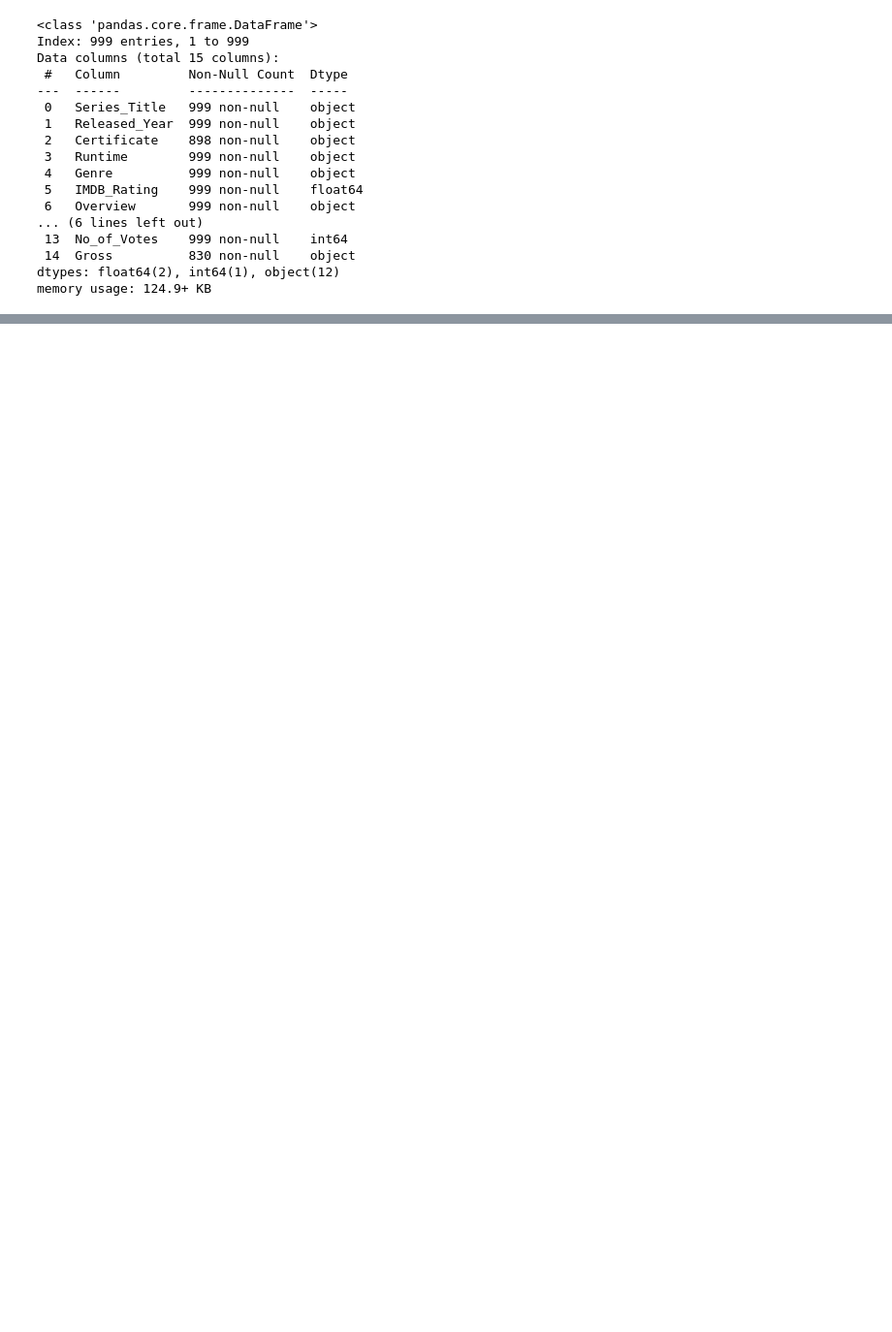
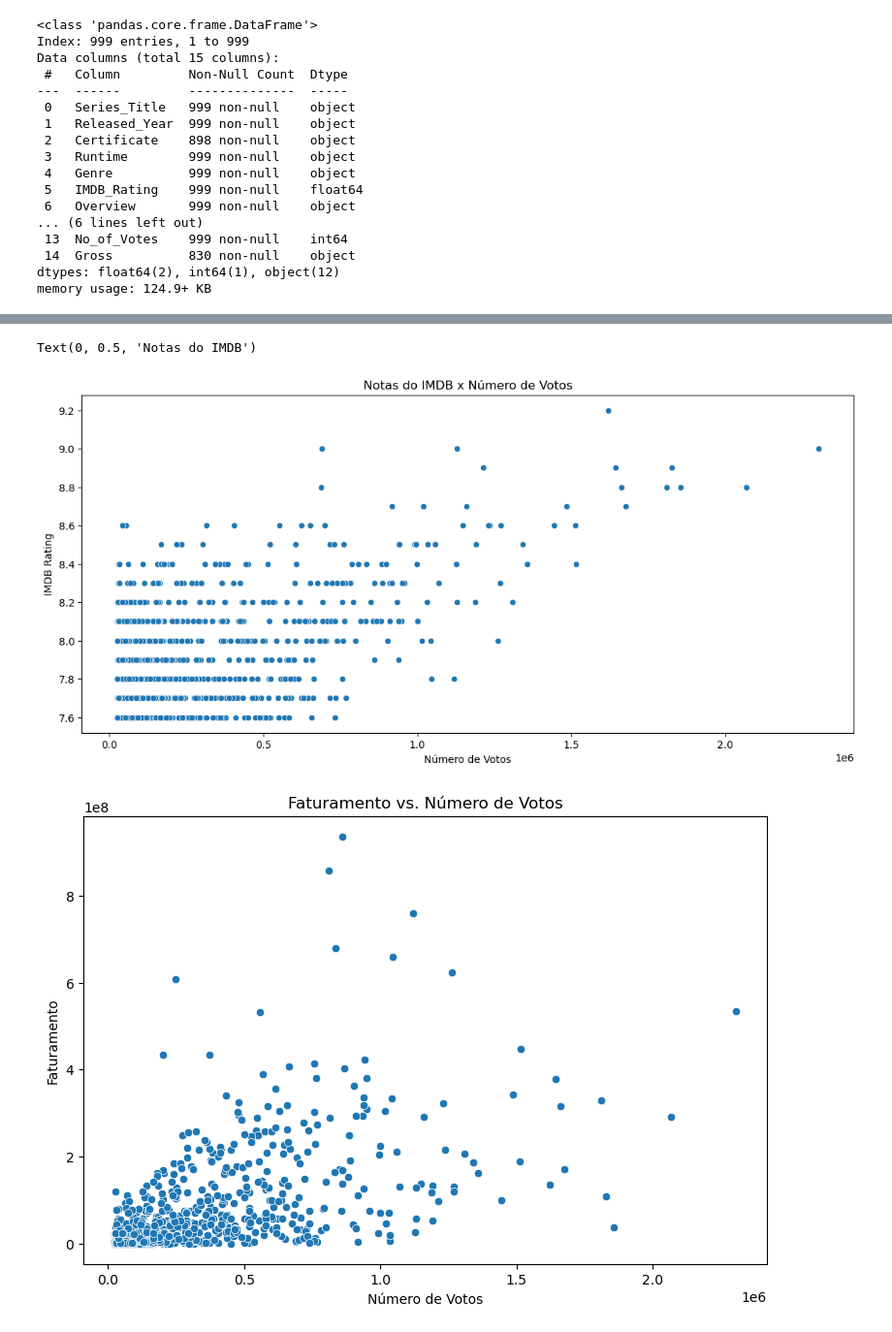
Before and after one commit to nairamclini/LH_CD_NAIRAM, a Jupyter notebook: desafio.ipynb, the cells around one changed output, grey strips where cells are left out. Shown at 97% size. Cells and saved outputs as stored; diff of their text form; code cells hidden in the pictures; blank space fills up the shorter version.

```diff
--- a/desafio.ipynb
+++ b/desafio.ipynb
@@ -80,0 +174,26 @@ A melhor solução é criar mais uma categoria com Unknown e fazer testes usando
+# %%
+plt.figure(figsize=(30, 6))
+
+plt.subplot(1, 2, 1)
+sns.scatterplot(x='No_of_Votes', y='IMDB_Rating', data=df)
+plt.title('Notas do IMDB x Número de Votos')
+plt.xlabel('Número de Votos')
+plt.ylabel('IMDB Rating')
+
+plt.figure(figsize=(20,6))
+plt.subplot(1, 2, 2)
+sns.scatterplot(x="No_of_Votes", y="Gross", data=df)
+plt.title("Faturamento vs. Número de Votos")
+plt.xlabel("Número de Votos")
+plt.ylabel("Faturamento")
+
+plt.figure(figsize=(20, 10))
+plt.subplot(1, 2, 2)
+sns.scatterplot(x="Meta_score", y="IMDB_Rating", data=df)
+plt.title("Notas do IMDB vs. Meta Score")
+plt.xlabel("Meta Score")
+plt.ylabel("Notas do IMDB")
+# %% [output]
+Text(0, 0.5, 'Notas do IMDB')
+[figure, added]
+[figure, added]
```
Also changed, not shown: parts of 25 cells of this notebook, 2 other files.
